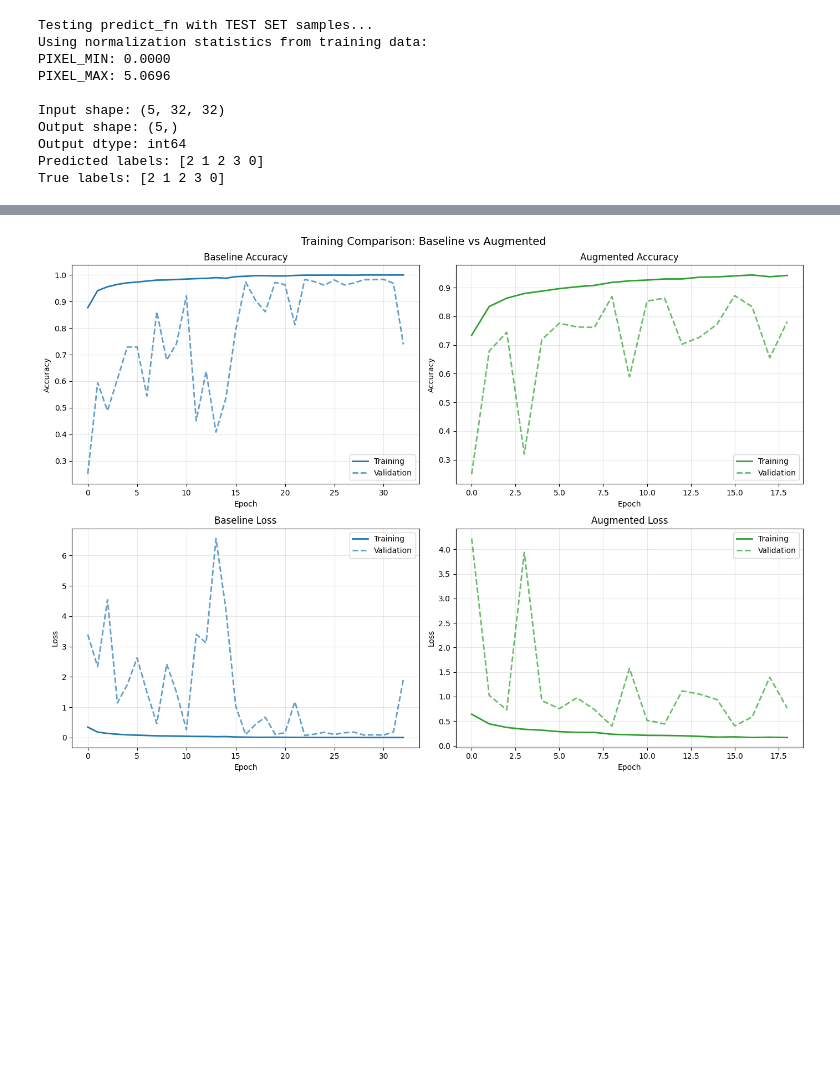
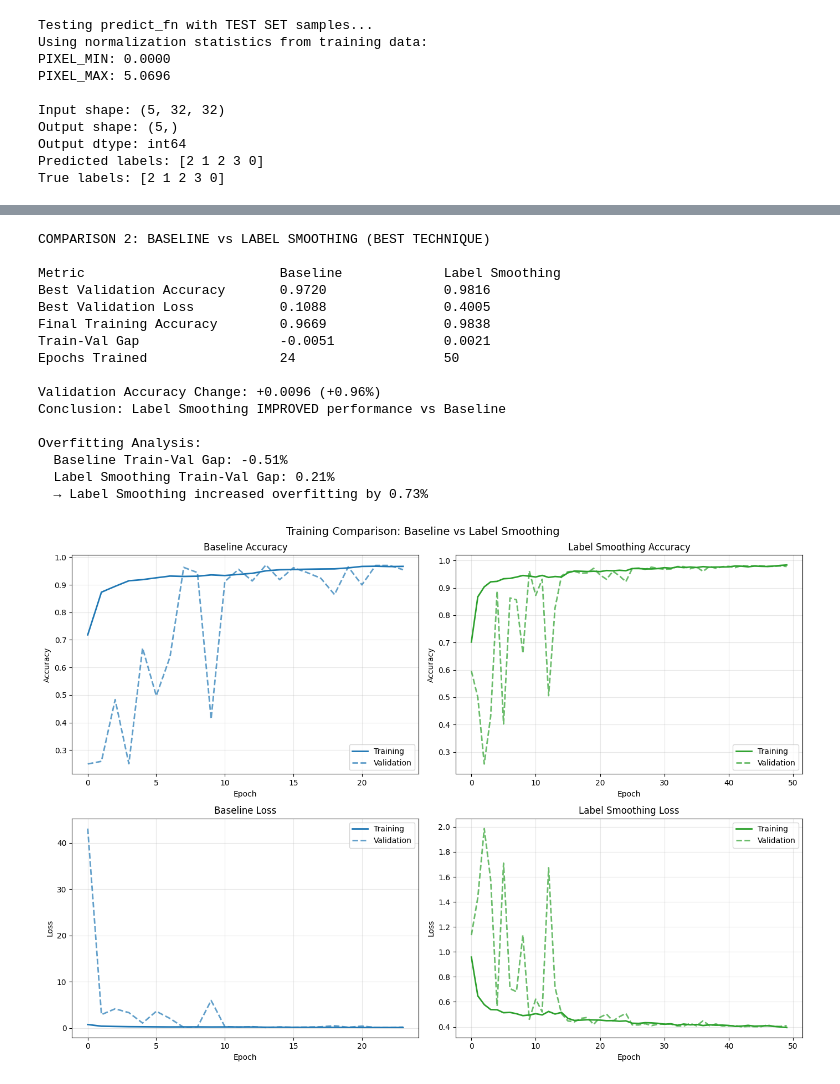
Before and after one commit to NghiaNguyen170192/cosc3007-deep-learning, a Jupyter notebook: assignments/Assignment-01-DUE-2025-12-06/submission_s3343711.ipynb, the cells around one changed output, grey strips where cells are left out. Drawn from its saved outputs; the diff is of its cells as text; code cells hidden in the pictures; blank space fills up the shorter version.

```diff
--- a/assignments/Assignment-01-DUE-2025-12-06/submission_s3343711.ipynb
+++ b/assignments/Assignment-01-DUE-2025-12-06/submission_s3343711.ipynb
@@ -663,8 +619,5 @@ Given the input size (32×32×1), we design a compact yet effective CNN:
 # %%
-# =============================================================================
 # MODULAR CNN MODEL BUILDER WITH CONFIGURABLE AUGMENTATION & LABEL SMOOTHING
-# =============================================================================
-
 def get_augmentation_layer(augmentation_type):
     """
     Create augmentation layer based on type.
@@ -695,7 +648,7 @@ def get_augmentation_layer(augmentation_type):
 
 
 def build_cnn_model(input_shape, num_classes, augmentation_type=None,
-                    learning_rate=0.001, label_smoothing=0.0):
+                    learning_rate=0.1, label_smoothing=0.0):
     """
     Build a CNN model for image classification with configurable options.
 
@@ -772,10 +725,17 @@ y_train_onehot = keras.utils.to_categorical(y_train, NUM_CLASSES)
 y_val_onehot = keras.utils.to_categorical(y_val, NUM_CLASSES)
 y_test_onehot = keras.utils.to_categorical(y_test, NUM_CLASSES)
 
+baseline_model, baseline_model_use_onehot = build_cnn_model(
+        input_shape=INPUT_SHAPE,
+        num_classes=NUM_CLASSES,
+        augmentation_type=None,
+        learning_rate=0.1,
+        label_smoothing=0
+    )
 print("Model Builder Configuration:")
 print(f"  Input shape: {INPUT_SHAPE}")
 print(f"  Number of classes: {NUM_CLASSES}")
-print(f"  One-hot labels prepared: y_train_onehot {y_train_onehot.shape}")
+baseline_model.summary()
 # %% [output]
 Model Builder Configuration:
   Input shape: (32, 32, 1)
@@ -910,8 +1116,8 @@ Experiments to run: 6
 # Store all results
 all_results = []
 
-for i, (name, aug_type, label_smooth) in enumerate(EXPERIMENT_CONFIGS):
+for i, (name, aug_type, learning_rate, label_smooth) in enumerate(EXPERIMENT_CONFIGS):
     print(f"\n[{i+1}/{len(EXPERIMENT_CONFIGS)}] Running: {name}")
-    result = run_experiment(name, aug_type, label_smooth, verbose=0)
+    result = run_experiment(name, aug_type, learning_rate, label_smooth, 0)
     all_results.append(result)
 # %% [output]
@@ -1408,30 +1702,36 @@ Final training accuracy: 0.9424
 # %%
 # =============================================================================
-# DETAILED COMPARISON: BASELINE vs LABEL SMOOTHING
+# COMPARISON 2: BASELINE vs LABEL SMOOTHING (BEST TECHNIQUE)
 # =============================================================================
 
-label_smooth_result = next(r for r in all_results if r['name'] == 'Label Smoothing')
+print_detailed_comparison(
+    baseline_result, label_smooth_result,
+    label1="Baseline", label2="Label Smoothing",
+    title="COMPARISON 2: BASELINE vs LABEL SMOOTHING (BEST TECHNIQUE)"
+)
 
-print("DETAILED COMPARISON: Baseline vs Label Smoothing")
-print("="*70)
-print(f"\n{'Metric':<30} {'Baseline':<20} {'Label Smoothing':<20}")
-print("-"*70)
-print(f"{'Best Validation Accuracy':<30} {baseline_result['best_val_acc']:<20.4f} {label_smooth_result['best_val_acc']:<20.4f}")
-print(f"{'Best Validation Loss':<30} {baseline_result['best_val_loss']:<20.4f} {label_smooth_result['best_val_loss']:<20.4f}")
-print(f"{'Final Training Accuracy':<30} {baseline_result['final_train_acc']:<20.4f} {label_smooth_result['final_train_acc']:<20.4f}")
-print(f"{'Epochs Trained':<30} {baseline_result['epochs_trained']:<20} {label_smooth_result['epochs_trained']:<20}")
-
-val_acc_diff_ls = label_smooth_result['best_val_acc'] - baseline_result['best_val_acc']
-print(f"\nValidation Accuracy Change: {val_acc_diff_ls:+.4f} ({val_acc_diff_ls*100:+.2f}%)")
-print(f"Conclusion: Label smoothing {'IMPROVED' if val_acc_diff_ls > 0 else 'DECREASED'} performance")
-
-# Plot comparison
 plot_training_comparison(
     baseline_result['history'],
     label_smooth_result['history'],
     label1="Baseline",
     label2="Label Smoothing"
 )
 # %% [output]
+COMPARISON 2: BASELINE vs LABEL SMOOTHING (BEST TECHNIQUE)
+
+Metric                         Baseline             Label Smoothing
+Best Validation Accuracy       0.9720               0.9816
+Best Validation Loss           0.1088               0.4005
+Final Training Accuracy        0.9669               0.9838
+Train-Val Gap                  -0.0051              0.0021
+Epochs Trained                 24                   50
+
+Validation Accuracy Change: +0.0096 (+0.96%)
+Conclusion: Label Smoothing IMPROVED performance vs Baseline
+
+Overfitting Analysis:
+  Baseline Train-Val Gap: -0.51%
+  Label Smoothing Train-Val Gap: 0.21%
+  → Label Smoothing increased overfitting by 0.73%
-[figure, old version]
+[figure, new version]
 # %%
```
Also changed, not shown: parts of 28 cells of this notebook.
